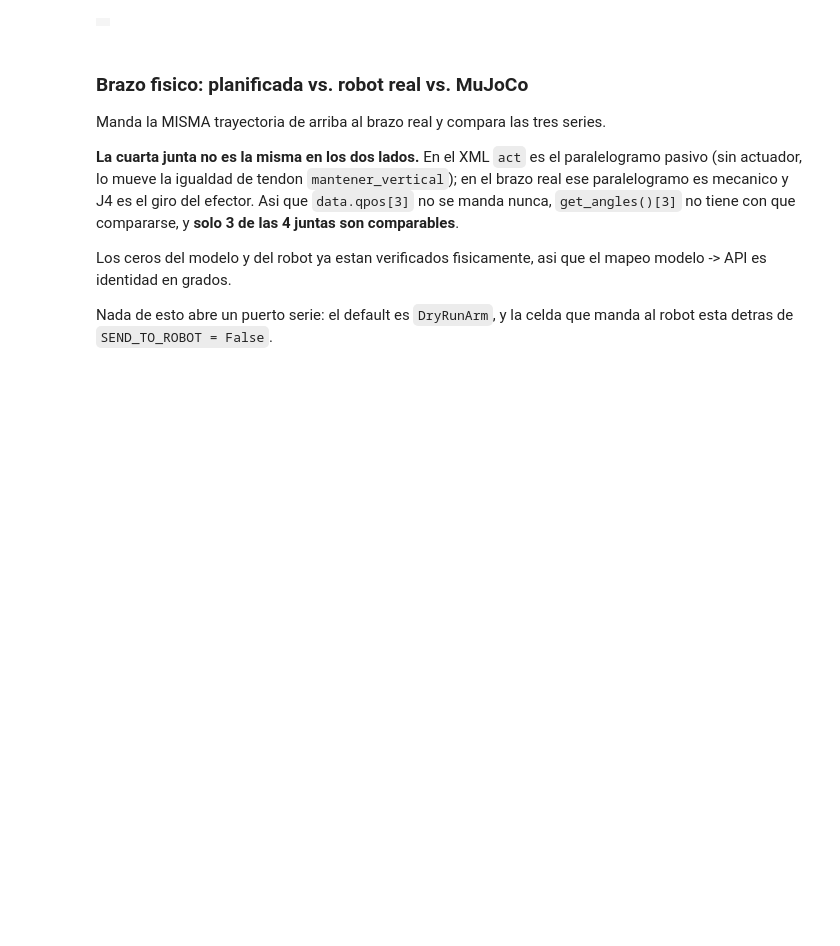
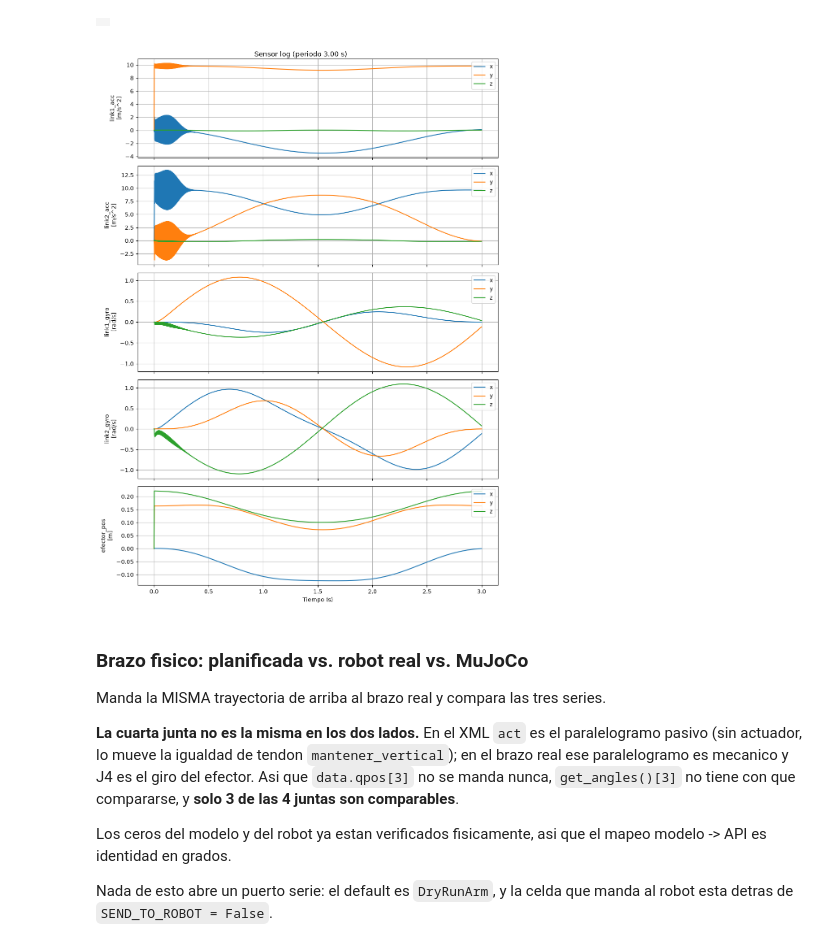
Before and after one commit to andrademarique-cpu/preERP, a Jupyter notebook: notebooks/mypalletizer260EKF.ipynb, the cells around one changed output. Saved outputs shown, nothing was run; the diff lists cells and outputs as text; code cells hidden in the pictures; blank space fills up the shorter version.

```diff
--- a/notebooks/mypalletizer260EKF.ipynb
+++ b/notebooks/mypalletizer260EKF.ipynb
@@ -155,13 +155,20 @@ renderer = mj.Renderer(model, height=480, width=640)
 # --- 3. Run Simulation & Capture Frames ---
 qpos_log = []
 frames = []
-
+sensor_log = np.empty((n_samples, 15), dtype=np.float64)
 # Keep track of simulation time to render exactly at 60 FPS
 last_render_time = data.time - 1.0
 
 for i in range(n_samples):
     # Set position target to actuators [rot_servo, link1_servo, link2_servo]
     data.ctrl[:3] = q_target[i]
+    link1_acc  = data.sensor('link1_acc').data    # shape (3,)
+    link2_acc  = data.sensor('link2_acc').data    # shape (3,)
+    link1_gyro = data.sensor('link1_gyro').data   # shape (3,)
+    link2_gyro = data.sensor('link2_gyro').data   # shape (3,)
+    efector_pos = data.sensor('efector_pos').data  # shape (3,)
+
+    sensor_log[i] = data.sensordata
 
     # Step simulation
     mj.mj_step(model, data)
@@ -176,6 +183,13 @@ for i in range(n_samples):
         last_render_time = data.time
 
 qpos_log = np.array(qpos_log)
+
+# --- Post-Processing (Extract individual sensors after the loop) ---
+link1_acc_history  = sensor_log[:, 0:3]
+link2_acc_history  = sensor_log[:, 3:6]
+link1_gyro_history = sensor_log[:, 6:9]   # Primary signal for clock sync
+link2_gyro_history = sensor_log[:, 9:12]
+efector_pos_history = sensor_log[:, 12:15]
 
 # --- 4. Plot Target vs Actual qpos ---
 plt.figure(figsize=(10, 5))
@@ -209,6 +223,43 @@ renderer.close()
 [figure]
 Showing video at 60 FPS...  (3.00 s por ciclo)
 |  |
+# %%
+# --- 6. Plot Sensor Log ---
+# link1_acc/link2_acc: m/s^2, sensor frame (MuJoCo accelerometer, includes gravity)
+# link1_gyro/link2_gyro: rad/s, sensor frame
+# efector_pos: m, world frame
+
+fig, axes = plt.subplots(5, 1, figsize=(10, 14), sharex=True)
+
+axes[0].plot(t, link1_acc_history)
+axes[0].set_ylabel("link1_acc\n[m/s^2]")
+axes[0].legend(["x", "y", "z"], loc="upper right")
+
+axes[1].plot(t, link2_acc_history)
+axes[1].set_ylabel("link2_acc\n[m/s^2]")
+axes[1].legend(["x", "y", "z"], loc="upper right")
+
+axes[2].plot(t, link1_gyro_history)
+axes[2].set_ylabel("link1_gyro\n[rad/s]")
+axes[2].legend(["x", "y", "z"], loc="upper right")
+
+axes[3].plot(t, link2_gyro_history)
+axes[3].set_ylabel("link2_gyro\n[rad/s]")
+axes[3].legend(["x", "y", "z"], loc="upper right")
+
+axes[4].plot(t, efector_pos_history)
+axes[4].set_ylabel("efector_pos\n[m]")
+axes[4].set_xlabel("Tiempo (s)")
+axes[4].legend(["x", "y", "z"], loc="upper right")
+
+for ax in axes:
+    ax.grid(True)
+
+fig.suptitle(f"Sensor log (periodo {PERIODO_S:.2f} s)")
+fig.tight_layout()
+plt.show()
+# %% [output]
+[figure, added]
 # %% [markdown]
 ### Brazo fisico: planificada vs. robot real vs. MuJoCo
 
```
Also changed, not shown: parts of 5 cells of this notebook, 5 other files.
